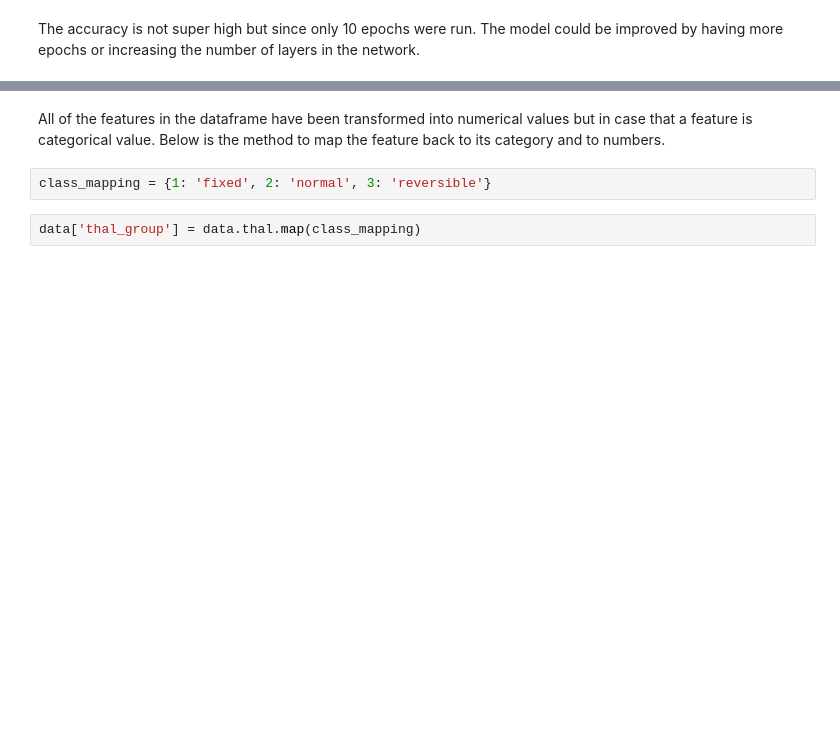
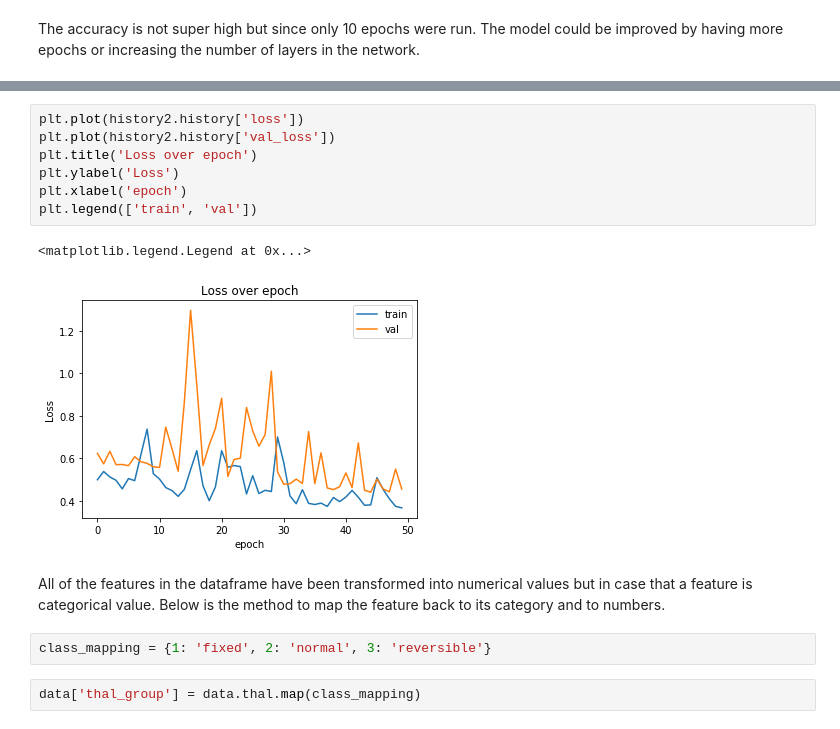
Before and after one commit to bbchen33/Deep-learning, a Jupyter notebook: Heart_disease_Tensorflow.ipynb, the cells around one changed output, grey strips where cells are left out. Saved outputs shown, nothing was run; the diff lists cells and outputs as text; blank space fills up the shorter version.

```diff
--- a/Heart_disease_Tensorflow.ipynb
+++ b/Heart_disease_Tensorflow.ipynb
@@ -251,3 +290,13 @@ plt.legend(['train', 'val'])
+# %%
+plt.plot(history2.history['loss'])
+plt.plot(history2.history['val_loss'])
+plt.title('Loss over epoch')
+plt.ylabel('Loss')
+plt.xlabel('epoch')
+plt.legend(['train', 'val'])
+# %% [output]
+<matplotlib.legend.Legend at 0x...>
+[figure, added]
 # %% [markdown]
 All of the features in the dataframe have been transformed into numerical values but in case that a feature is categorical value. Below is the method to map the feature back to its category and to numbers.
 # %%
```
Also changed, not shown: parts of 12 cells of this notebook.
